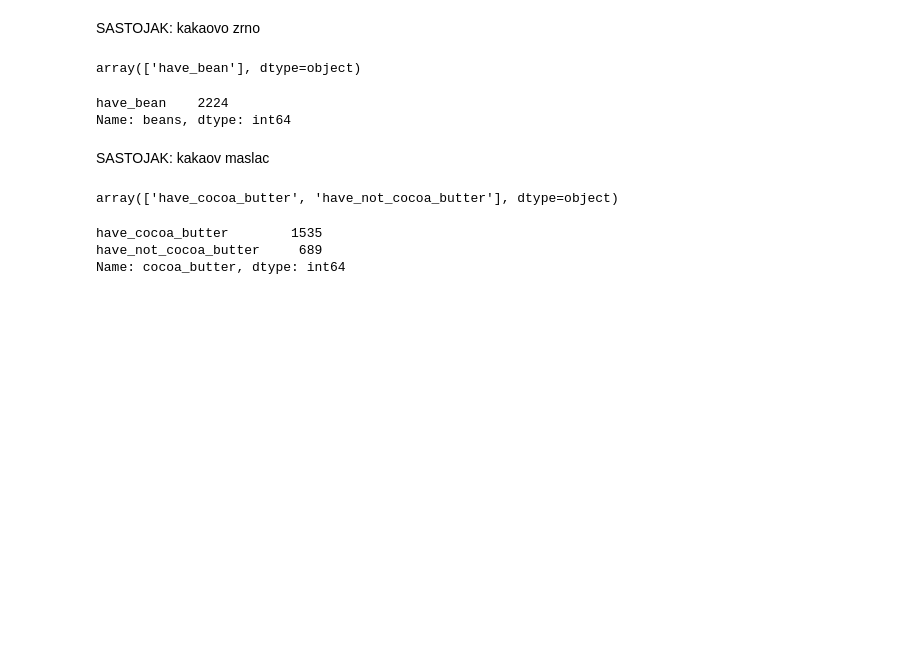
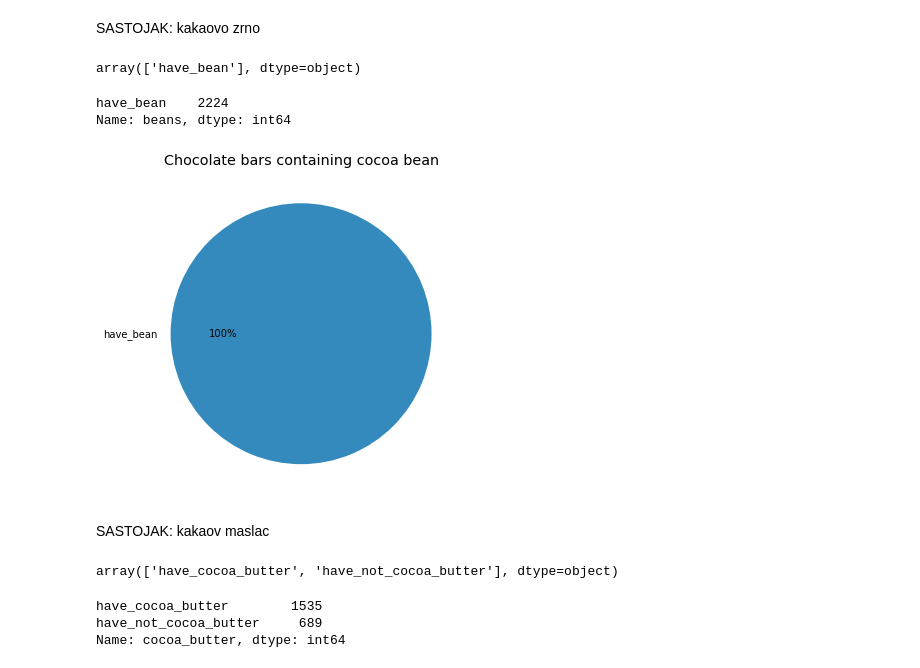
Before and after one commit to avirovicmarin/zavrsni_rad, a Jupyter notebook: vizualizacija.ipynb, the cells around one changed output. Drawn from its saved outputs; the diff is of its cells as text; code cells hidden in the pictures; blank space fills up the shorter version.

```diff
--- a/vizualizacija.ipynb
+++ b/vizualizacija.ipynb
@@ -340,10 +340,18 @@ df.beans.unique()
 # %% [output]
 array(['have_bean'], dtype=object)
 # %%
-df.beans.value_counts()
+beans_count = df.beans.value_counts()
+beans_count
 # %% [output]
 have_bean    2224
 Name: beans, dtype: int64
+# %%
+plt.figure(figsize=(6, 6))
+plt.title('Chocolate bars containing cocoa bean')
+plt.pie(beans_count, labels=beans_count.index, autopct='%.0f%%')
+plt.show()
+# %% [output]
+[figure, added]
 # %% [markdown]
 SASTOJAK: kakaov maslac
 # %%
```
Also changed, not shown: parts of 9 cells of this notebook, 1 other file.
